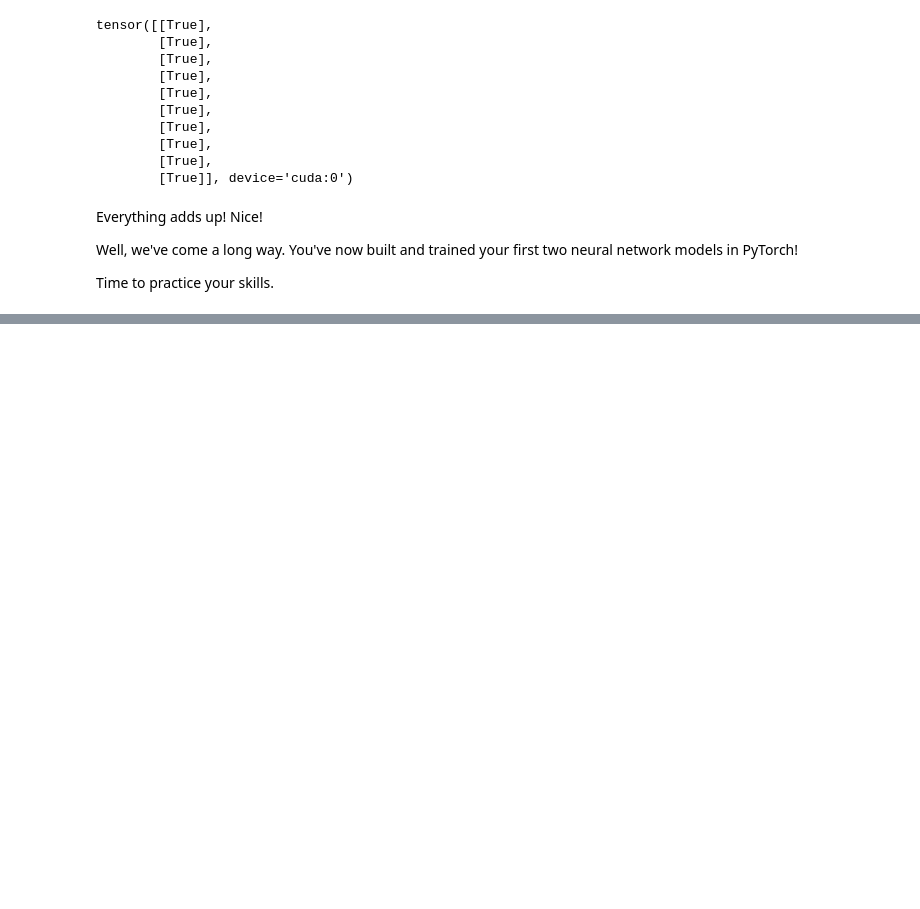
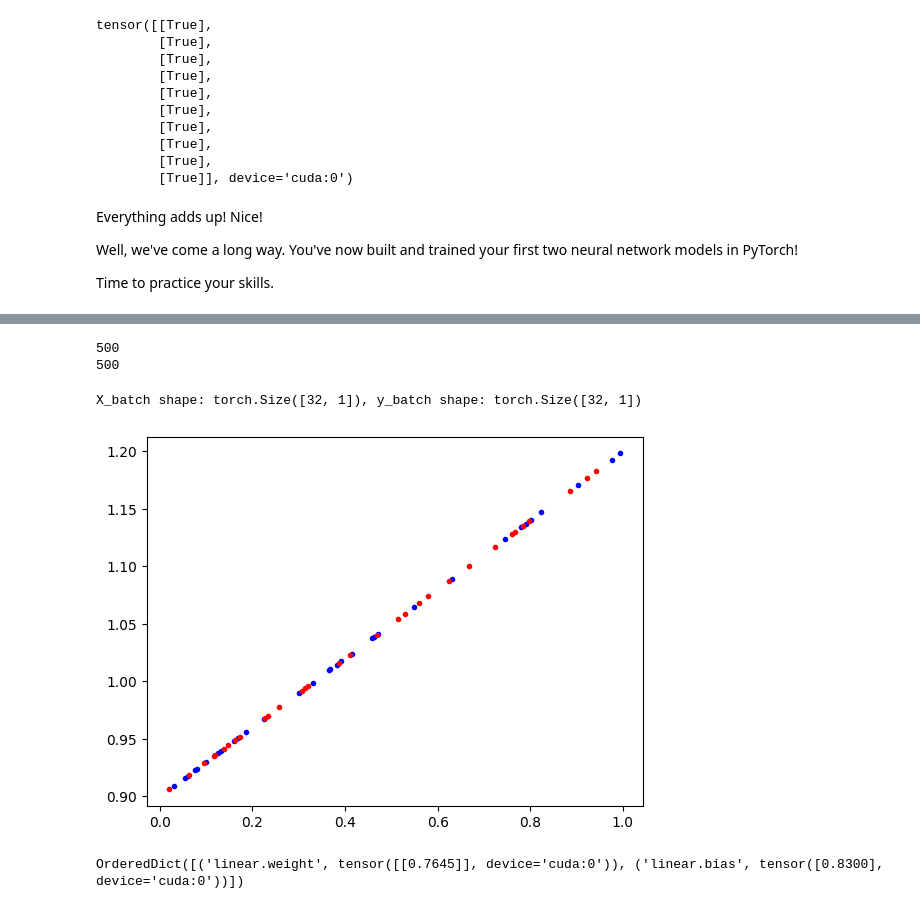
Before and after one commit to KasaiHarcore/Artificial-Intelligent-Skills, a Jupyter notebook: 1. Library Requirement/Pytorch/1. Pytorch Workflow.ipynb, the cells around one changed output, grey strips where cells are left out. Drawn from its saved outputs; the diff is of its cells as text; code cells hidden in the pictures; blank space fills up the shorter version.

```diff
--- a/1. Library Requirement/Pytorch/1. Pytorch Workflow.ipynb
+++ b/1. Library Requirement/Pytorch/1. Pytorch Workflow.ipynb
@@ -1225,3 +1233,67 @@ You should be able to complete them by referencing their specific section.
  * [Gradient descent, how neural networks learn video](https://youtu.be/IHZwWFHWa-w) by 3Blue1Brown
  * [What is backpropagation really doing?](https://youtu.be/Ilg3gGewQ5U) video by 3Blue1Brown
  * [Backpropagation Wikipedia Page](https://en.wikipedia.org/wiki/Backpropagation)
+# %%
+# 1
+w = 0.3
+b = 0.9
+
+X = torch.arange(0, 1, 0.002).unsqueeze(dim=1)
+y = w * X + b # + torch.rand(X.shape) * 0.1
+
+print(len(X))
+print(len(y))
+# %% [output]
+500
+500
+# %%
+from torch.utils.data import TensorDataset, DataLoader
+from sklearn.model_selection import train_test_split
+
+X_train, X_test, y_train, y_test = train_test_split(X, y, test_size=0.2)
+
+# Create TensorDatasets
+train_data = TensorDataset(X_train, y_train)
+test_data = TensorDataset(X_test, y_test)
+
+# Create DataLoader's
+train_loader = DataLoader(dataset = train_data,
+                          batch_size = 32,
+                          shuffle = True,
+)
+
+test_loader = DataLoader(dataset = test_data,
+                            batch_size = 32,
+                            shuffle = False,
+)
+# %%
+# Check out the train_loader
+for X_batch, y_batch in train_loader:
+    print(f"X_batch shape: {X_batch.shape}, y_batch shape: {y_batch.shape}")
+    break
+# %% [output]
+X_batch shape: torch.Size([32, 1]), y_batch shape: torch.Size([32, 1])
+# %%
+for X_batch, y_batch in test_loader:
+    plt.plot(X_batch, y_batch, "b.")
+    break
+for X_batch, y_batch in train_loader:
+    plt.plot(X_batch, y_batch, "r.")
+    break
+# %% [output]
+[figure, added]
+# %%
+class LinearRegression(nn.Module):
+    def __init__(self):
+        super().__init__()
+        self.linear = nn.Linear(1, 1)
+
+    def forward(self, x):
+        return self.linear(x)
+
+torch.manual_seed(42)
+model = LinearRegression().to(device)
+next(model.parameters()).device
+print(model.state_dict())
+# %% [output]
+OrderedDict([('linear.weight', tensor([[0.7645]], device='cuda:0')), ('linear.bias', tensor([0.8300], device='cuda:0'))])
```
Also changed, not shown: parts of 17 cells of this notebook, 3 other files.
